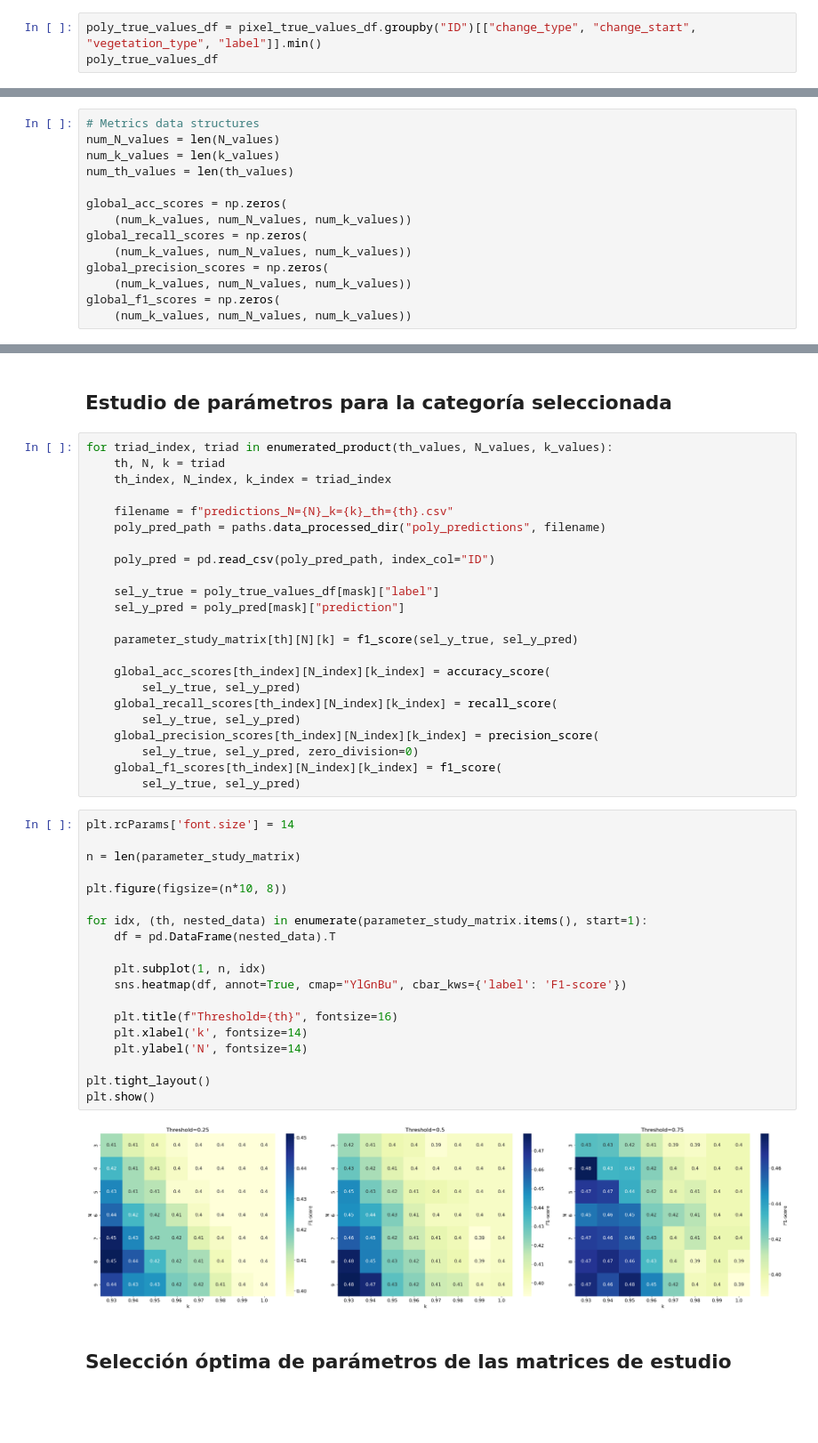
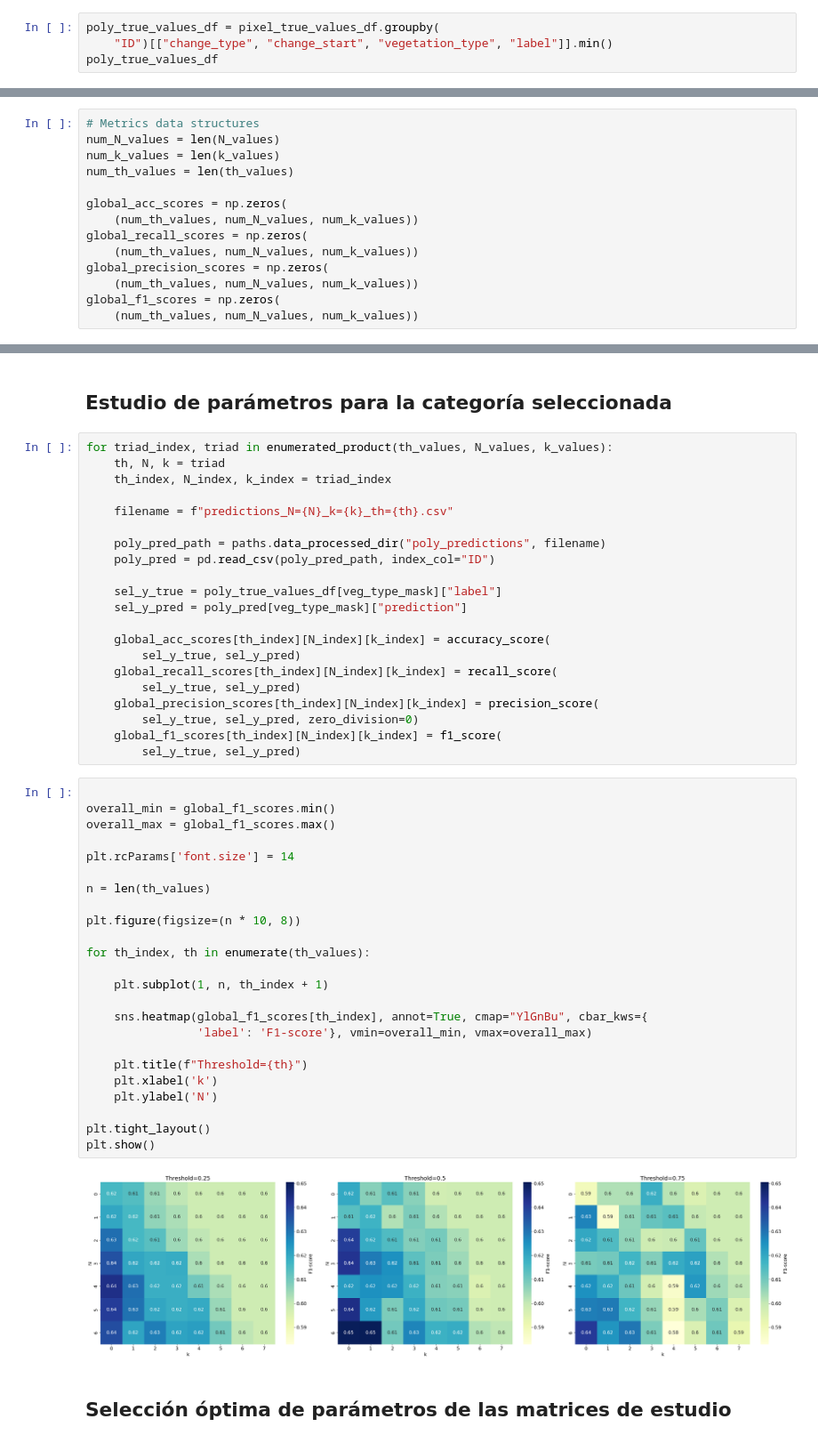
Before and after one commit to tcouso/esn-change-detection, a Jupyter notebook: notebooks/results/1.0-tcouso-detection-results.ipynb, the cells around one changed output, grey strips where cells are left out. Shown at 89% size. Drawn from its saved outputs; the diff is of its cells as text; blank space fills up the shorter version.

Commit message:
Feat: Metrics computation and visualizations implemented for params iteration

```diff
--- a/notebooks/results/1.0-tcouso-detection-results.ipynb
+++ b/notebooks/results/1.0-tcouso-detection-results.ipynb
@@ -50,5 +65,6 @@ pixel_true_values_df
 # %%
-poly_true_values_df = pixel_true_values_df.groupby("ID")[["change_type", "change_start", "vegetation_type", "label"]].min()
+poly_true_values_df = pixel_true_values_df.groupby(
+    "ID")[["change_type", "change_start", "vegetation_type", "label"]].min()
 poly_true_values_df
 # %% [output]
 |  | change_type | change_start | vegetation_type | label |
@@ -118,12 +115,12 @@ num_k_values = len(k_values)
 num_th_values = len(th_values)
 
 global_acc_scores = np.zeros(
-    (num_k_values, num_N_values, num_k_values))
+    (num_th_values, num_N_values, num_k_values))
 global_recall_scores = np.zeros(
-    (num_k_values, num_N_values, num_k_values))
+    (num_th_values, num_N_values, num_k_values))
 global_precision_scores = np.zeros(
-    (num_k_values, num_N_values, num_k_values))
+    (num_th_values, num_N_values, num_k_values))
 global_f1_scores = np.zeros(
-    (num_k_values, num_N_values, num_k_values))
+    (num_th_values, num_N_values, num_k_values))
 # %% [markdown]
 ## Selección de categorias
@@ -150,14 +135,12 @@ for triad_index, triad in enumerated_product(th_values, N_values, k_values):
     th_index, N_index, k_index = triad_index
 
     filename = f"predictions_N={N}_k={k}_th={th}.csv"
+
     poly_pred_path = paths.data_processed_dir("poly_predictions", filename)
-
     poly_pred = pd.read_csv(poly_pred_path, index_col="ID")
 
-    sel_y_true = poly_true_values_df[mask]["label"]
-    sel_y_pred = poly_pred[mask]["prediction"]
-
-    parameter_study_matrix[th][N][k] = f1_score(sel_y_true, sel_y_pred)
+    sel_y_true = poly_true_values_df[veg_type_mask]["label"]
+    sel_y_pred = poly_pred[veg_type_mask]["prediction"]
 
     global_acc_scores[th_index][N_index][k_index] = accuracy_score(
         sel_y_true, sel_y_pred)
@@ -168,26 +151,31 @@ for triad_index, triad in enumerated_product(th_values, N_values, k_values):
     global_f1_scores[th_index][N_index][k_index] = f1_score(
         sel_y_true, sel_y_pred)
 # %%
+
+overall_min = global_f1_scores.min()
+overall_max = global_f1_scores.max()
+
 plt.rcParams['font.size'] = 14
 
-n = len(parameter_study_matrix)
+n = len(th_values)
 
-plt.figure(figsize=(n*10, 8))
+plt.figure(figsize=(n * 10, 8))
 
-for idx, (th, nested_data) in enumerate(parameter_study_matrix.items(), start=1):
-    df = pd.DataFrame(nested_data).T
+for th_index, th in enumerate(th_values):
 
-    plt.subplot(1, n, idx)
-    sns.heatmap(df, annot=True, cmap="YlGnBu", cbar_kws={'label': 'F1-score'})
+    plt.subplot(1, n, th_index + 1)
 
-    plt.title(f"Threshold={th}", fontsize=16)
-    plt.xlabel('k', fontsize=14)
-    plt.ylabel('N', fontsize=14)
+    sns.heatmap(global_f1_scores[th_index], annot=True, cmap="YlGnBu", cbar_kws={
+                'label': 'F1-score'}, vmin=overall_min, vmax=overall_max)
+
+    plt.title(f"Threshold={th}")
+    plt.xlabel('k')
+    plt.ylabel('N')
 
 plt.tight_layout()
 plt.show()
 # %% [output]
-[figure, old version]
+[figure, new version]
 # %% [markdown]
 ## Selección óptima de parámetros de las matrices de estudio
 # %%
```
Also changed, not shown: parts of 17 cells of this notebook, 20 other files.
